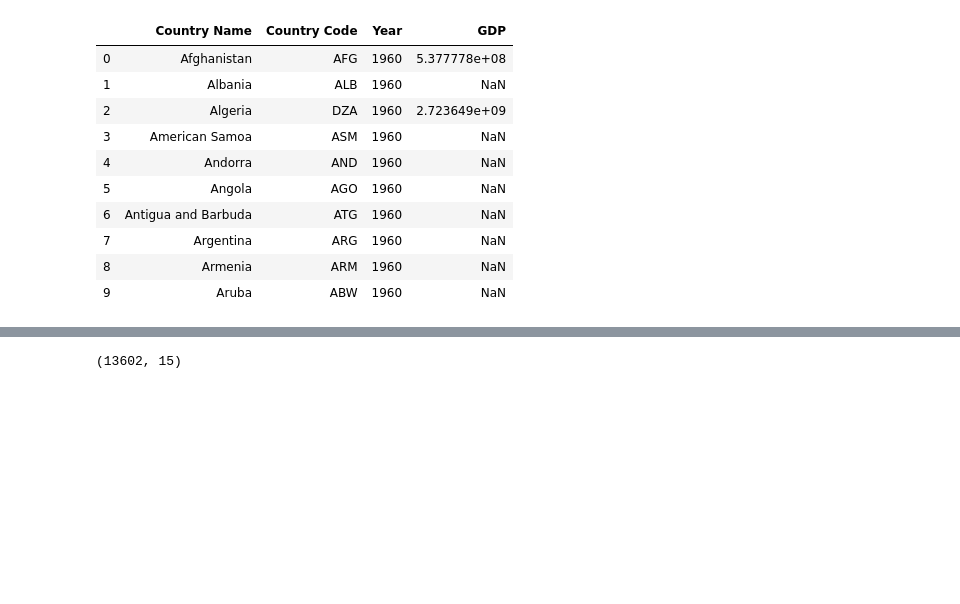
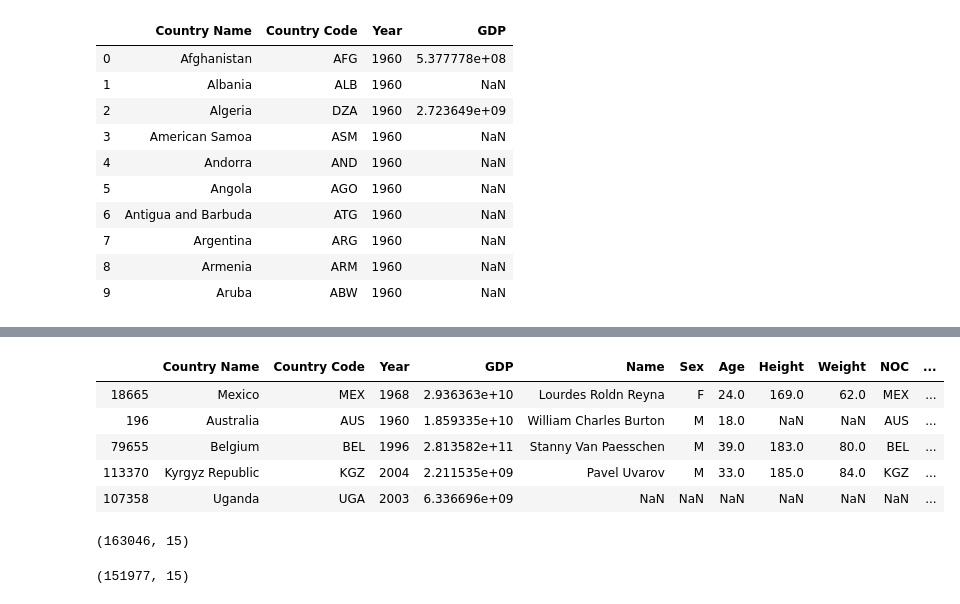
Before and after one commit to OMcPhillips/DataScienceInPracticeProject, a Jupyter notebook: GDP_athlete.ipynb, the cells around one changed output, grey strips where cells are left out. Cells and saved outputs as stored; diff of their text form; code cells hidden in the pictures; blank space fills up the shorter version.

```diff
--- a/GDP_athlete.ipynb
+++ b/GDP_athlete.ipynb
@@ -93,6 +86,15 @@ gdp[gdp['Country Name'].str.contains("Ireland")]
-# %%
-city = athletes['City'] == 'Beijing'
-athletes[city].head(3)
-athletes[city].shape
-# %% [output]
-(13602, 15)
+# %%
+gdpAthlete.drop(['ID', 'Team', 'Games', 'region'], axis=1, inplace=True)
+# %%
+gdpAthlete.sample(5)
+# %% [output]
+|  | Country Name | Country Code | Year | GDP | Name | Sex | Age | Height | Weight | NOC | ... |
+| 18665 | Mexico | MEX | 1968 | 2.936363e+10 | Lourdes Roldn Reyna | F | 24.0 | 169.0 | 62.0 | MEX | ... |
+| 196 | Australia | AUS | 1960 | 1.859335e+10 | William Charles Burton | M | 18.0 | NaN | NaN | AUS | ... |
+| 79655 | Belgium | BEL | 1996 | 2.813582e+11 | Stanny Van Paesschen | M | 39.0 | 183.0 | 80.0 | BEL | ... |
+| 113370 | Kyrgyz Republic | KGZ | 2004 | 2.211535e+09 | Pavel Uvarov | M | 33.0 | 185.0 | 84.0 | KGZ | ... |
+| 107358 | Uganda | UGA | 2003 | 6.336696e+09 | NaN | NaN | NaN | NaN | NaN | NaN | ... |
+# %%
+gdpAthlete.shape
+# %% [output]
+(163046, 15)
@@ -98,0 +103,4 @@ athletes[city].shape
+# %%
+gdpAthlete.shape
+# %% [output]
+(151977, 15)
```
Also changed, not shown: parts of 30 cells of this notebook.
